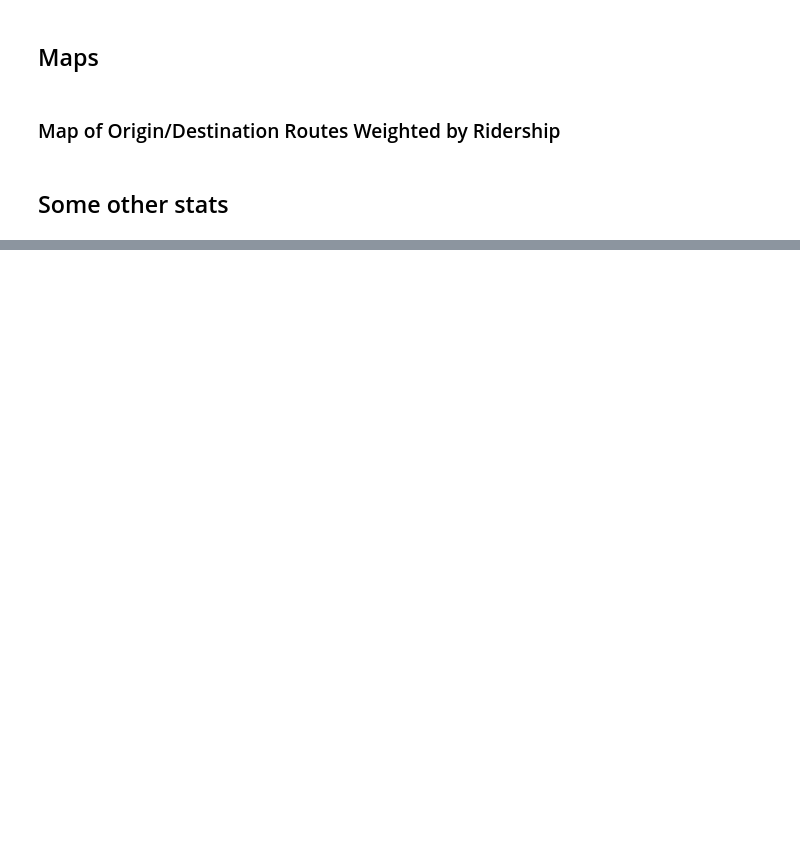
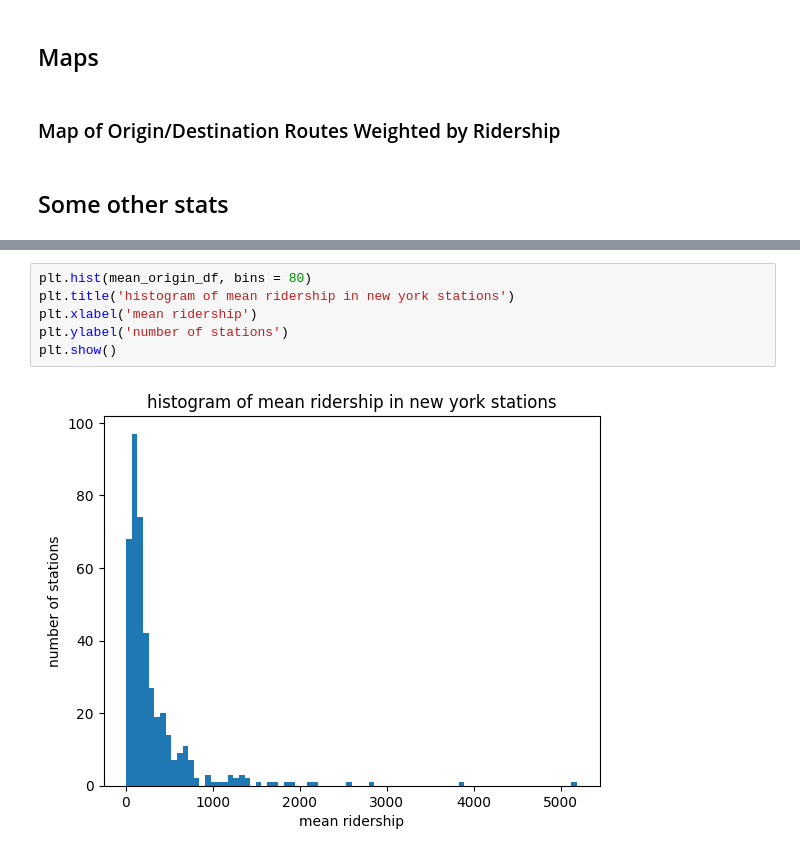
Before and after one commit to iansargent/nyc-subway-ridership-ml, a Jupyter notebook: Scripts/Analysis/exploratory_analysis.ipynb, the cells around one changed output, grey strips where cells are left out. Saved outputs shown, nothing was run; the diff lists cells and outputs as text; blank space fills up the shorter version.

```diff
--- a/Scripts/Analysis/exploratory_analysis.ipynb
+++ b/Scripts/Analysis/exploratory_analysis.ipynb
@@ -366,0 +367,8 @@ plt.show()
+# %%
+plt.hist(mean_origin_df, bins = 80)
+plt.title('histogram of mean ridership in new york stations')
+plt.xlabel('mean ridership')
+plt.ylabel('number of stations')
+plt.show()
+# %% [output]
+[figure, added]
```
Also changed, not shown: parts of 6 cells of this notebook, 3 other files.
